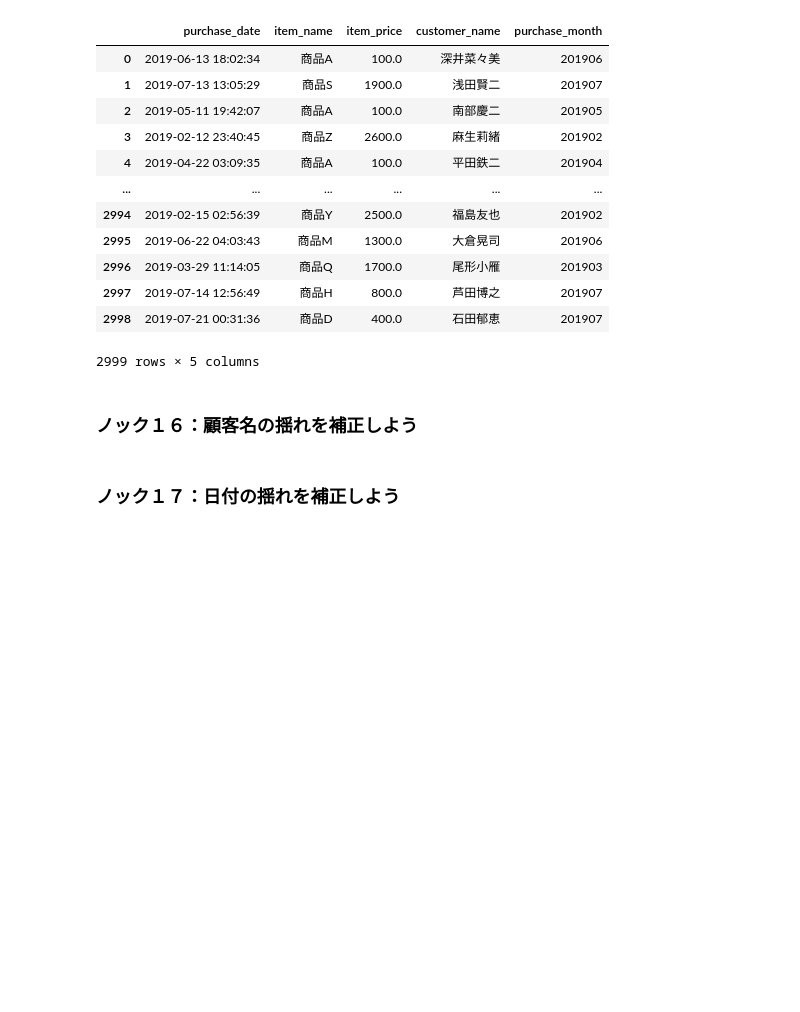
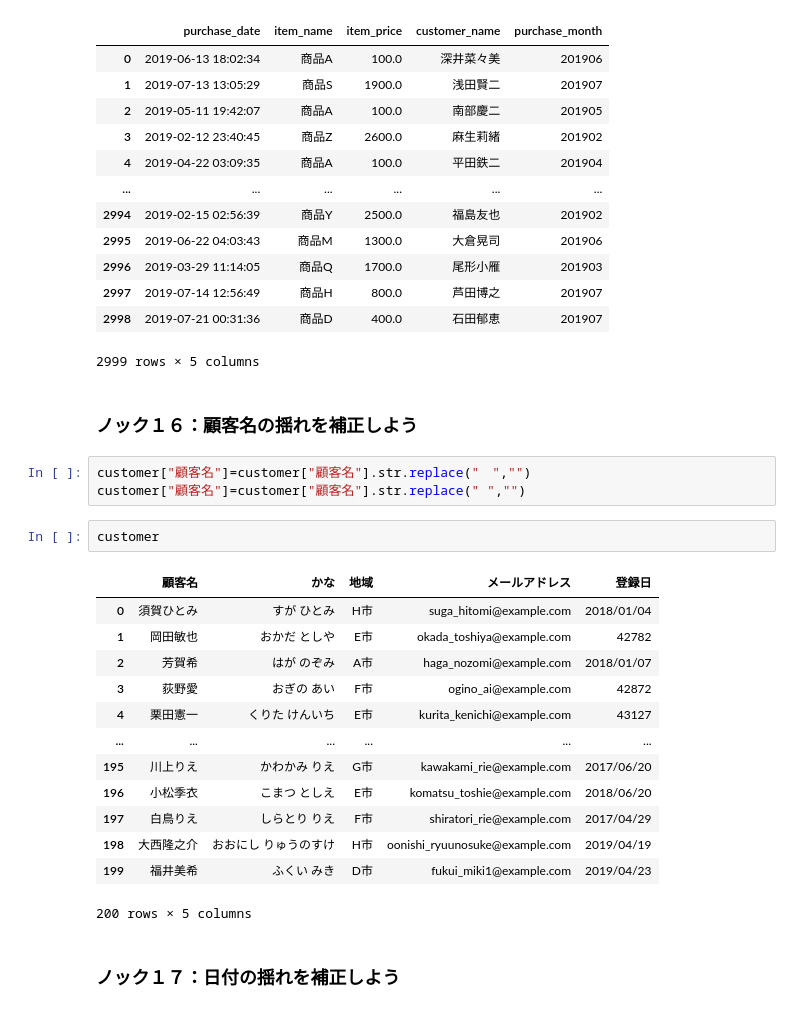
Before and after one commit to haraharaman/learning, a Jupyter notebook: 2章_小売店のデータでデータ加工を行う10本ノック.ipynb, the cells around one changed output. Drawn from its saved outputs; the diff is of its cells as text; blank space fills up the shorter version.

```diff
--- a/2章_小売店のデータでデータ加工を行う10本ノック.ipynb
+++ b/2章_小売店のデータでデータ加工を行う10本ノック.ipynb
@@ -140,5 +135,24 @@ sales
 2999 rows × 5 columns
 # %% [markdown]
 ### ノック１６：顧客名の揺れを補正しよう
+# %%
+customer["顧客名"]=customer["顧客名"].str.replace("　","")
+customer["顧客名"]=customer["顧客名"].str.replace(" ","")
+# %%
+customer
+# %% [output]
+|  | 顧客名 | かな | 地域 | メールアドレス | 登録日 |
+| 0 | 須賀ひとみ | すが ひとみ | H市 | suga_hitomi@example.com | 2018/01/04 |
+| 1 | 岡田敏也 | おかだ としや | E市 | okada_toshiya@example.com | 42782 |
+| 2 | 芳賀希 | はが のぞみ | A市 | haga_nozomi@example.com | 2018/01/07 |
+| 3 | 荻野愛 | おぎの あい | F市 | ogino_ai@example.com | 42872 |
+| 4 | 栗田憲一 | くりた けんいち | E市 | kurita_kenichi@example.com | 43127 |
+| ... | ... | ... | ... | ... | ... |
+| 195 | 川上りえ | かわかみ りえ | G市 | kawakami_rie@example.com | 2017/06/20 |
+| 196 | 小松季衣 | こまつ としえ | E市 | komatsu_toshie@example.com | 2018/06/20 |
+| 197 | 白鳥りえ | しらとり りえ | F市 | shiratori_rie@example.com | 2017/04/29 |
+| 198 | 大西隆之介 | おおにし りゅうのすけ | H市 | oonishi_ryuunosuke@example.com | 2019/04/19 |
+| 199 | 福井美希 | ふくい みき | D市 | fukui_miki1@example.com | 2019/04/23 |
+200 rows × 5 columns
 # %% [markdown]
 ### ノック１７：日付の揺れを補正しよう
```
Also changed, not shown: parts of 6 cells of this notebook.
